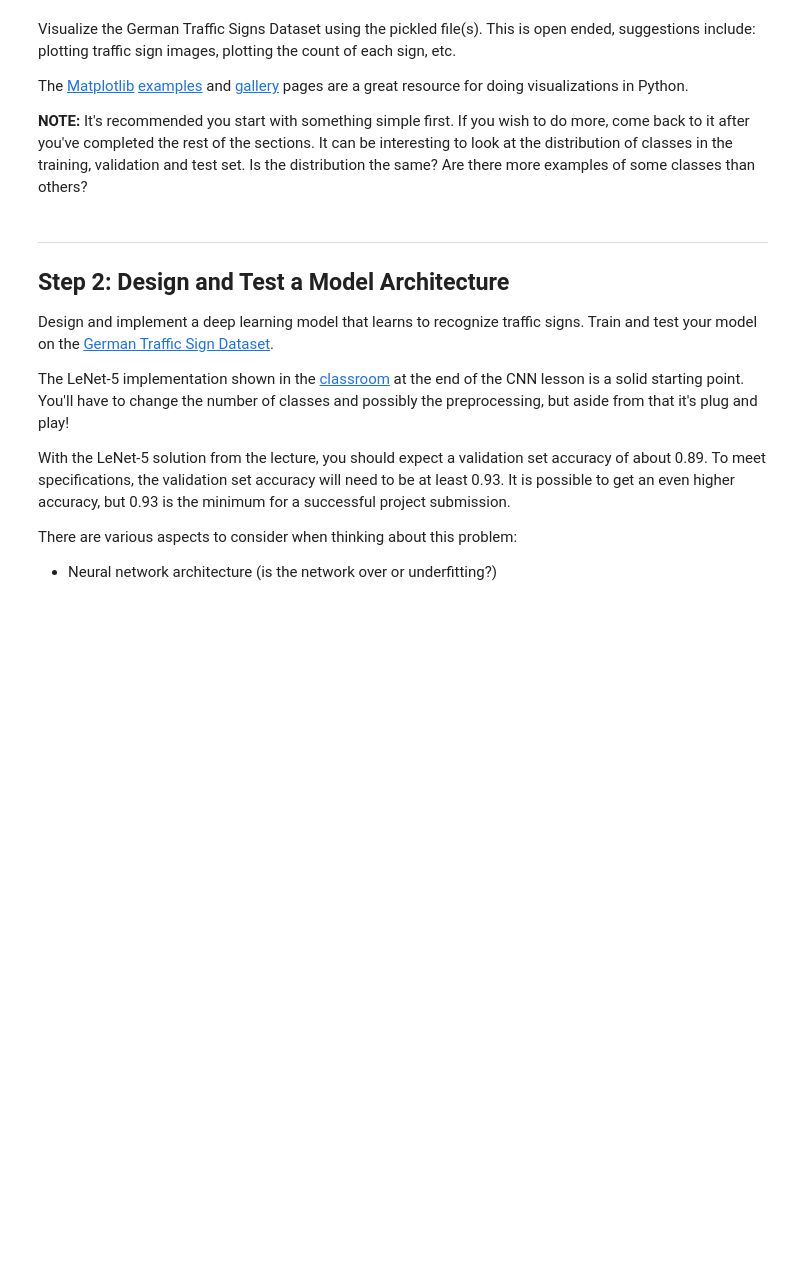
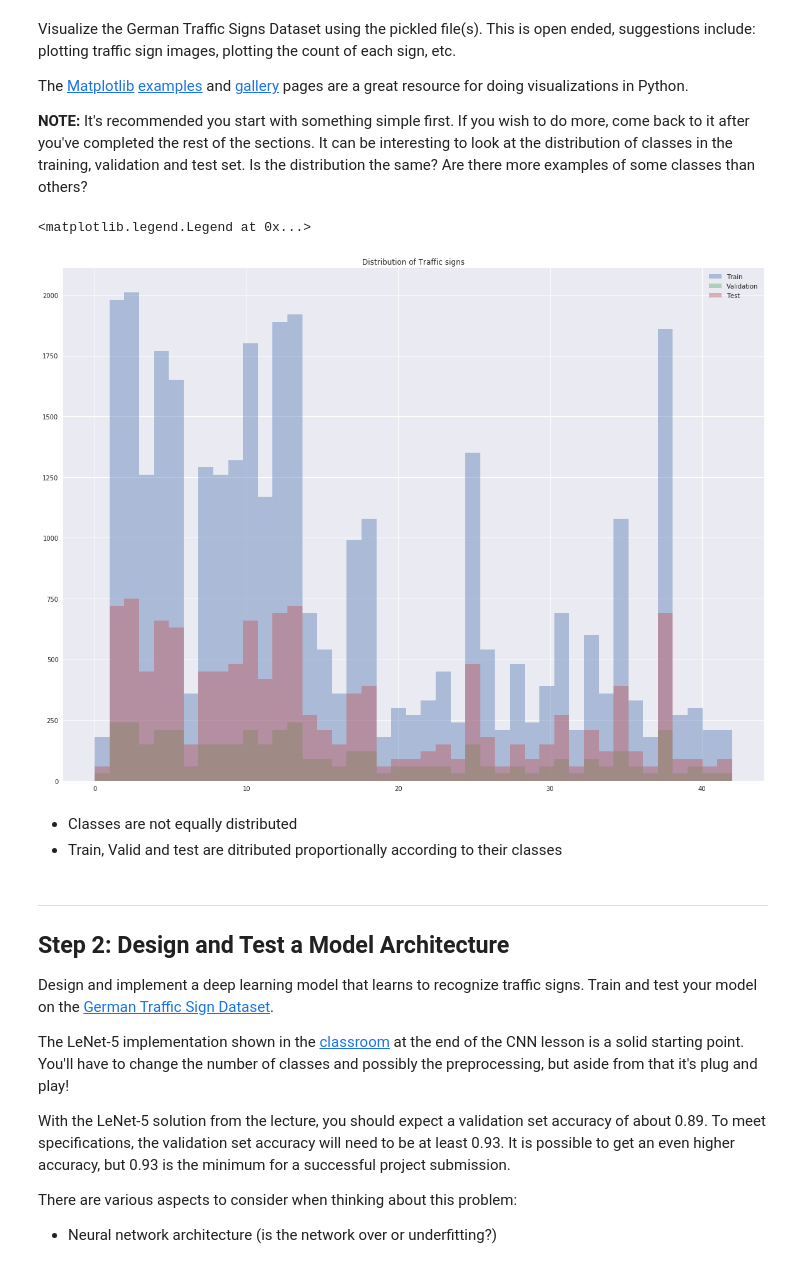
Before and after one commit to shankarpandala/CarND-Traffic-Sign-Classifier-Project, a Jupyter notebook: Traffic_Sign_Classifier.ipynb, the cells around one changed output. Saved outputs shown, nothing was run; the diff lists cells and outputs as text; code cells hidden in the pictures; blank space fills up the shorter version.

```diff
--- a/Traffic_Sign_Classifier.ipynb
+++ b/Traffic_Sign_Classifier.ipynb
@@ -94,9 +94,23 @@ The [Matplotlib](http://matplotlib.org/) [examples](http://matplotlib.org/exampl
 # %%
 ### Data exploration visualization code goes here.
 ### Feel free to use as many code cells as needed.
 import matplotlib.pyplot as plt
 # Visualizations will be shown in the notebook.
 %matplotlib inline
+import seaborn as sns
+sns.set(color_codes=True)
+sns.set(rc={'figure.figsize':(20,15)})
+sns.distplot(y_train,kde =False, bins=n_classes,label='Train')
+sns.distplot(y_valid,kde =False, bins=n_classes,label='Validation')
+sns.distplot(y_test,kde =False, bins=n_classes,label='Test')
+plt.title('Distribution of Traffic signs')
+plt.legend()
+# %% [output]
+<matplotlib.legend.Legend at 0x...>
+[figure, added]
+# %% [markdown]
+* Classes are not equally distributed
+* Train, Valid and test are ditributed proportionally according to their classes
 # %% [markdown]
 ----
 
```
Also changed, not shown: parts of 19 cells of this notebook.
